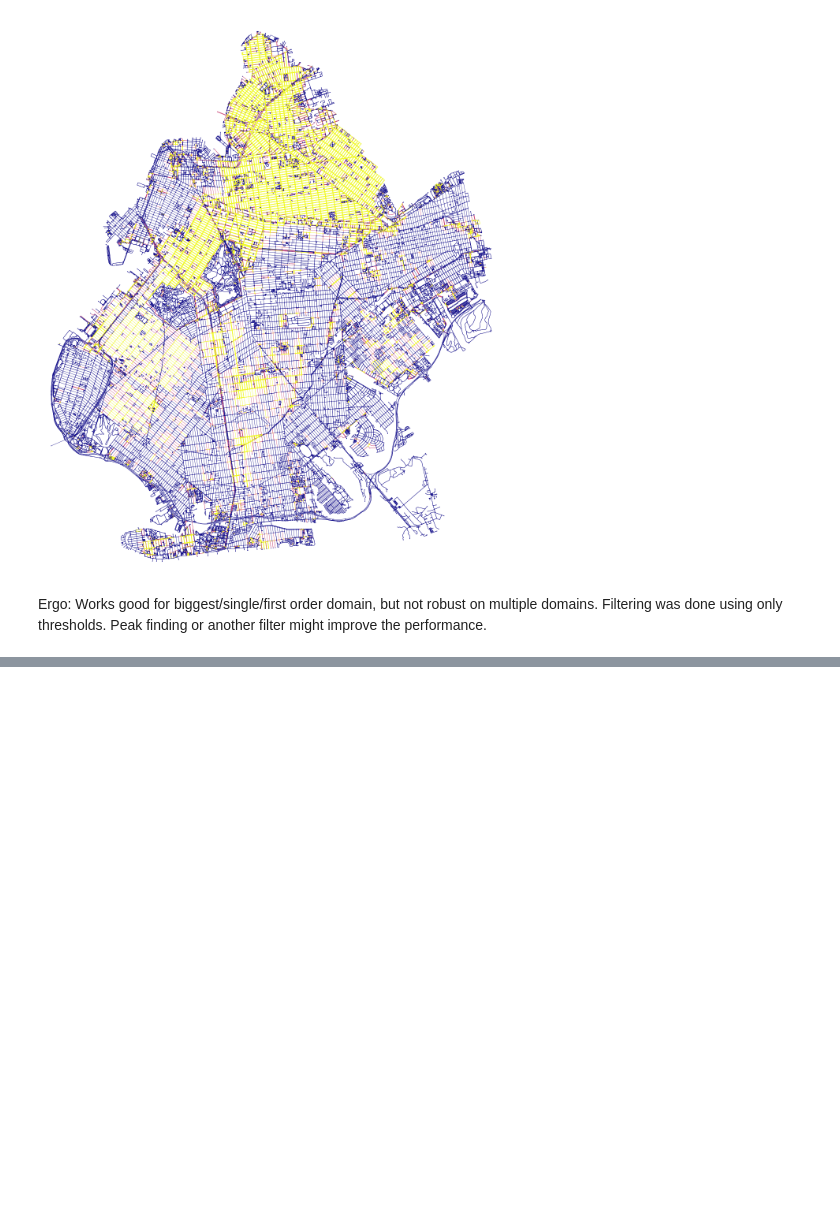
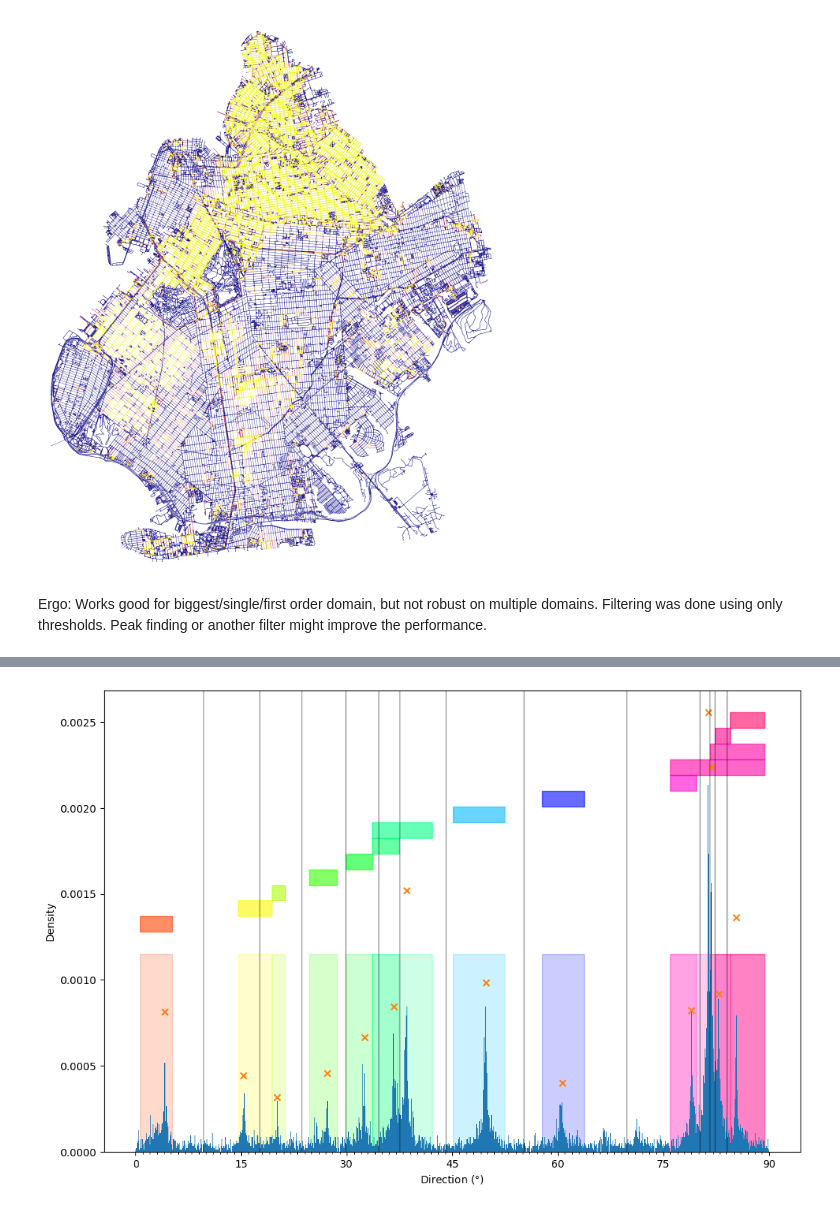
Before and after one commit to NERDSITU/superblockify, a Jupyter notebook: TestingNotebooks/20221025-Find_Grids.ipynb, the cells around one changed output, grey strips where cells are left out. Saved outputs shown, nothing was run; the diff lists cells and outputs as text; code cells hidden in the pictures; blank space fills up the shorter version.

Commit message:
Group grid directions based on bearings histogram and peak detection. Interval mapping.

```diff
--- a/TestingNotebooks/20221025-Find_Grids.ipynb
+++ b/TestingNotebooks/20221025-Find_Grids.ipynb
@@ -386,0 +413,19 @@ another filter might improve the performance.
+# %%
+from scipy.signal import find_peaks
+
+# Make fine binning
+num_bins = 9000  # Maximal 90* 10^(precision) compatible with precision
+n = num_bins * 2
+bins = np.arange(n + 1) * 90 / n
+count, bin_edges = np.histogram(
+    list(nx.get_edge_attributes(Gu, 'bearing_90').values()), bins=bins)
+
+# move last bin to front, so eg 0.01° and 359.99° will be binned together
+count = np.roll(count, 1)
+bin_counts = count[::2] + count[1::2]
+
+# because we merged the bins, their edges are now only every other one
+bin_edges = bin_edges[range(0, len(bin_edges), 2)]
+
+# Intensity
+bin_frequency = bin_counts / bin_counts.sum()
@@ -386,0 +449,66 @@ another filter might improve the performance.
+# %%
+from matplotlib import cm
+
+# Find peaks
+peak_ind, peak_props = find_peaks(bin_frequency,
+                                  distance=int((0.4) * num_bins / 90),
+                                  # Required minimal
+                                  # horizontal distance (>= 1) in samples between
+                                  # neighbouring peaks.
+                                  prominence=0.0003,
+                                  # width=int((0.05) * num_bins / 90)
+                                  )
+
+fig, ax = plt.subplots(figsize=(12, 8))
+
+max_height = max(peak_props['prominences'])
+colors = cm.hsv(peak_ind / num_bins)
+boxes = [(bin_edges[peak_props['left_bases'][i]],
+          bin_edges[peak_props['right_bases'][i]] -
+          bin_edges[peak_props['left_bases'][i]])
+         for i in range(len(peak_ind))]
+ax.broken_barh(boxes,
+               (0, max_height * 0.45), alpha=0.2,
+               facecolors=colors,
+               edgecolors=colors
+               )
+
+for i in range(len(peak_ind)):
+    # plt.axvspan(bin_edges[peak_props['left_bases'][i]],
+    #             bin_edges[peak_props['right_bases'][i]],
+    #             alpha=0.1, facecolor=colors[i], edgecolor=colors[i])
+    ax.broken_barh([boxes[i]],
+                   (max_height * 0.5 * (1 + i / len(peak_ind)),
+                    max_height / (2 * len(peak_ind))),
+                   alpha=0.6,
+                   facecolors=colors[i],
+                   edgecolors=colors[i]
+                   )
+    # ax.broken_barh([boxes[i]],
+    #                (0, max_height * 0.5 * (1 + i / len(peak_ind))),
+    #                alpha=0.1,
+    #                facecolors=colors[i],
+    #                edgecolors=colors[i]
+    #                )
+
+plt.bar(bin_edges[:-1], bin_frequency, width=90 / num_bins,
+        # edgecolor='k'
+        )
+plt.xticks([0, 15, 30, 45, 60, 75, 90])
+plt.xticks(np.linspace(0, 90, 91), minor=True)
+plt.xlabel(r"Direction ($\degree$)")
+plt.ylabel("Density")
+
+plt.scatter([bin_edges[i] for i in peak_ind],
+            [bin_frequency[i] for i in peak_ind],
+            marker='x')
+
+midpoints_idx = np.array((peak_ind[1:] + peak_ind[:-1]) / 2, dtype=int)
+
+for i in midpoints_idx:
+    plt.axvline(bin_edges[i], color='black', alpha=0.25)
+
+# plt.xlim([75, 90])
+# plt.xlim([15, 30])
+# %% [output]
+[figure, added]
```
Also changed, not shown: parts of 13 cells of this notebook.
